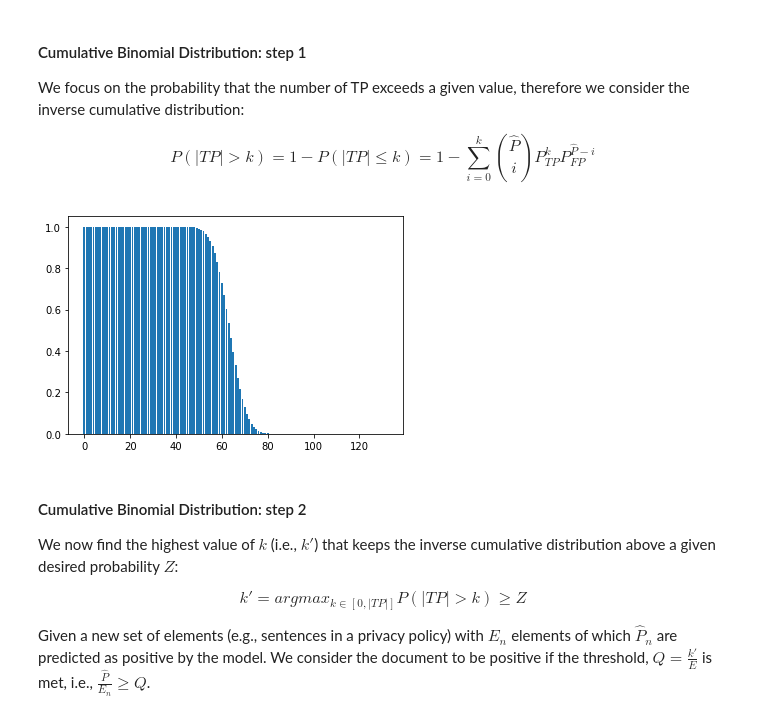
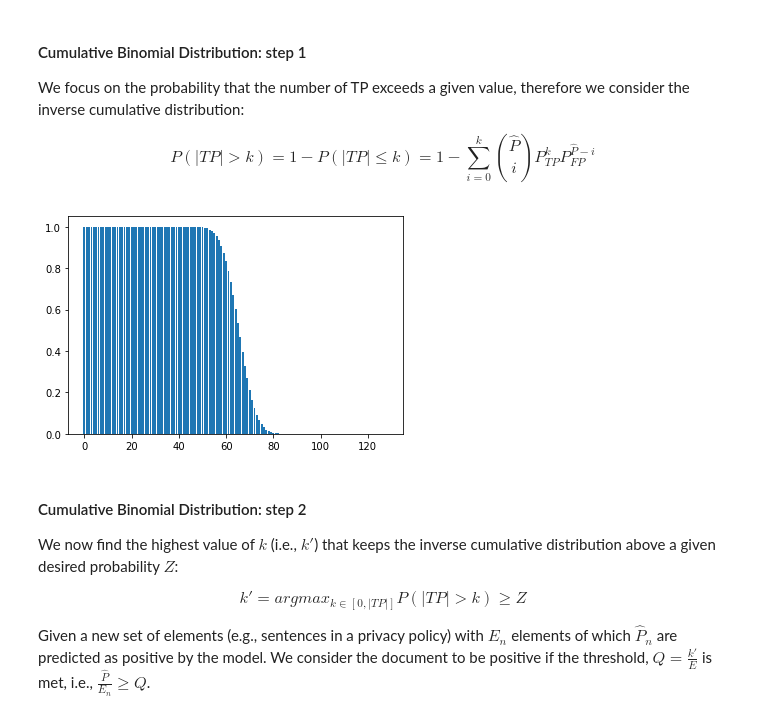
Before and after one commit to Aberkane/GDPR-privacy-policies, a Jupyter notebook: Stage 1 - Classification and Calibration.ipynb, the cells around one changed output. Saved outputs shown, nothing was run; the diff lists cells and outputs as text; code cells hidden in the pictures.

```diff
--- a/Stage 1 - Classification and Calibration.ipynb
+++ b/Stage 1 - Classification and Calibration.ipynb
@@ -776,21 +607,21 @@ We focus on the probability that the number of TP exceeds a given value, therefo
       P(|TP| > k) = 1 - P(|TP| \leq k) = 1 - \sum_{i=0}^k \binom{\hat{P}}{i} P_{TP}^k P_{FP}^{\hat{P}-i}
 \end{equation}
 # %%
-n = 132
-k = 132
-p = (64/132)
+n = 128
+k = 128
+p = (66/128)
 
 # defining list of r values
 r_values = list(range(k + 1))
 
 # list of pmf values
 dist = [(1-binom.cdf(r, n, p)) for r in r_values]
 
 # plotting the graph
 plt.bar(r_values, dist)
 plt.show()
 # %% [output]
-[figure, old version]
+[figure, new version]
 # %% [markdown]
 #### Cumulative Binomial Distribution: step 2
 
```
Also changed, not shown: parts of 13 cells of this notebook, 5 other files.
